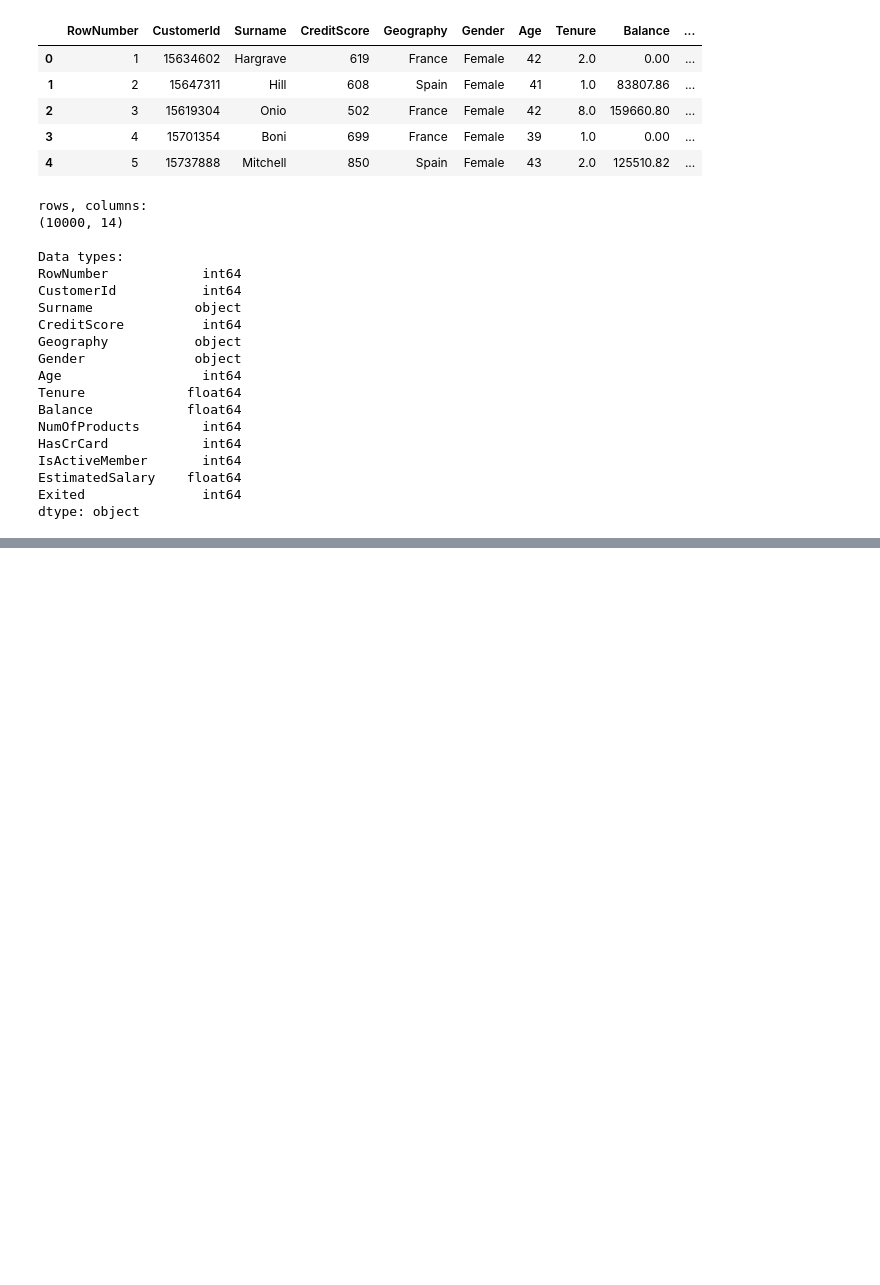
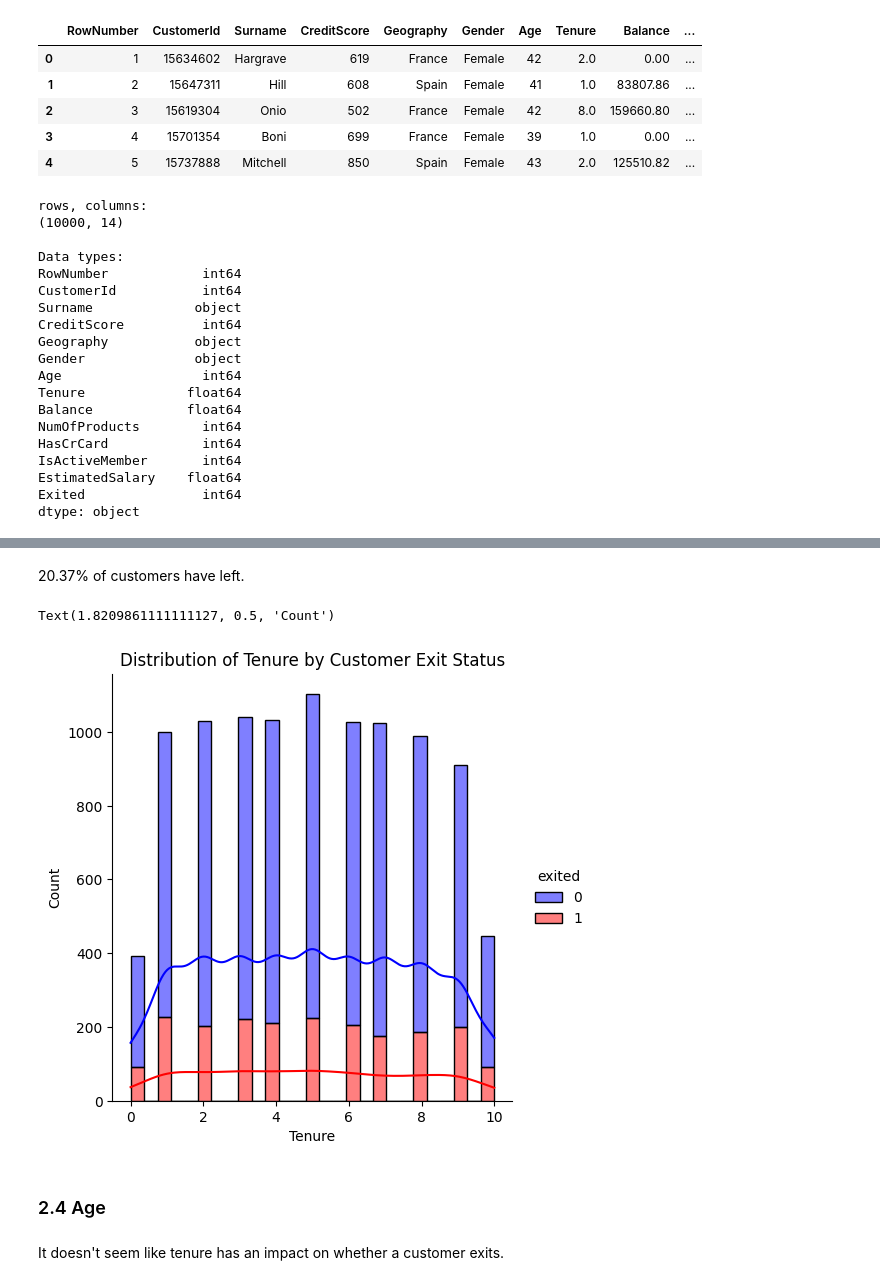
Before and after one commit to Vyncent-vdW/sprint_eight_supervised_learning, a Jupyter notebook: sprint_eight_supervised_learning_nb.ipynb, the cells around one changed output, grey strips where cells are left out. Drawn from its saved outputs; the diff is of its cells as text; code cells hidden in the pictures; blank space fills up the shorter version.

```diff
--- a/sprint_eight_supervised_learning_nb.ipynb
+++ b/sprint_eight_supervised_learning_nb.ipynb
@@ -50,0 +255,20 @@ dtype: object
+# %% [markdown]
+20.37% of customers have left.
+# %%
+sns.displot(data=df,
+            x= 'tenure',
+            hue= 'exited',
+            palette= {0: 'blue', 1: 'red'},
+            multiple= 'stack',
+            kde= True)
+
+plt.title('Distribution of Tenure by Customer Exit Status')
+plt.xlabel('Tenure')
+plt.ylabel('Count')
+# %% [output]
+Text(1.8209861111111127, 0.5, 'Count')
+[figure, added]
+# %% [markdown]
+### 2.4 Age
+# %% [markdown]
+It doesn't seem like tenure has an impact on whether a customer exits.
```
Also changed, not shown: parts of 45 cells of this notebook.
